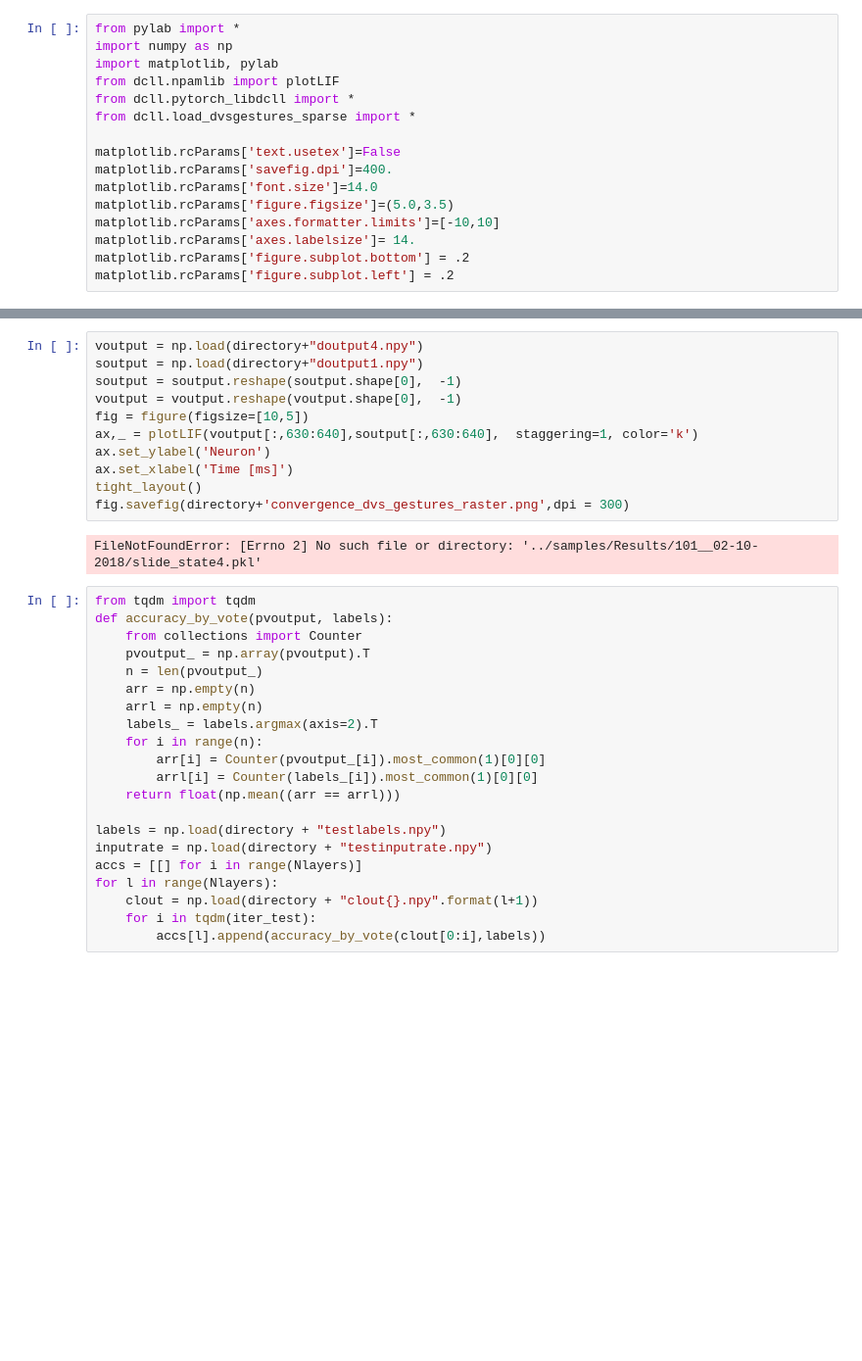
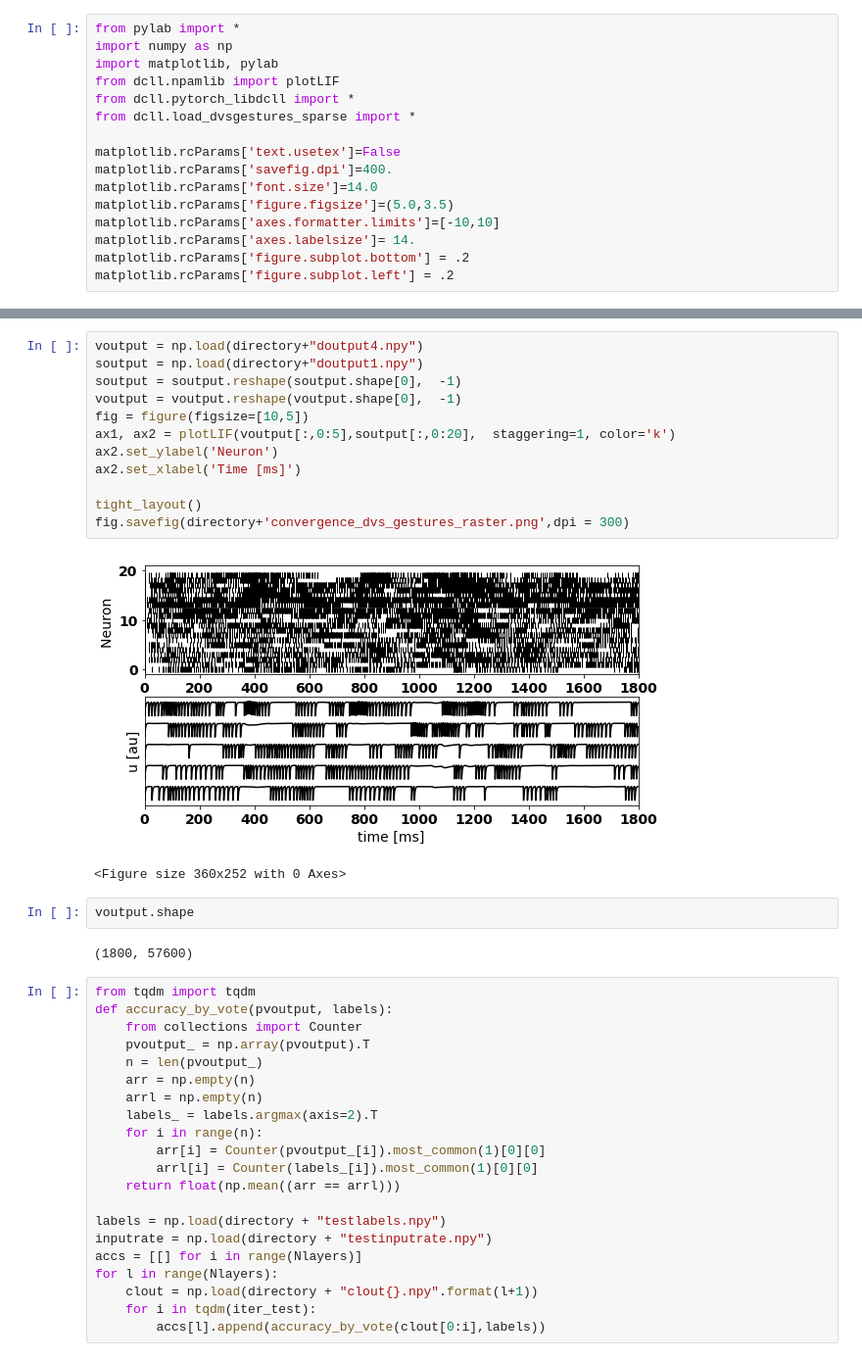
Before and after one commit to nmi-lab/dcll, a Jupyter notebook: notebooks/plot_dvs_gestures.ipynb, the cells around one changed output, grey strips where cells are left out. Shown: that part at 98% size. Cells and saved outputs as stored; diff of their text form; blank space fills up the shorter version.

```diff
--- a/notebooks/plot_dvs_gestures.ipynb
+++ b/notebooks/plot_dvs_gestures.ipynb
@@ -81,16 +173,22 @@ savefig(directory+'convergence_dvs_gestures_small.png', dpi=300, frameon=False)
 # %%
 voutput = np.load(directory+"doutput4.npy")
 soutput = np.load(directory+"doutput1.npy")
 soutput = soutput.reshape(soutput.shape[0],  -1)
 voutput = voutput.reshape(voutput.shape[0],  -1)
 fig = figure(figsize=[10,5])
-ax,_ = plotLIF(voutput[:,630:640],soutput[:,630:640],  staggering=1, color='k')
-ax.set_ylabel('Neuron')
-ax.set_xlabel('Time [ms]')
+ax1, ax2 = plotLIF(voutput[:,0:5],soutput[:,0:20],  staggering=1, color='k')
+ax2.set_ylabel('Neuron')
+ax2.set_xlabel('Time [ms]')
+
 tight_layout()
 fig.savefig(directory+'convergence_dvs_gestures_raster.png',dpi = 300)
 # %% [output]
+[figure, added]
-FileNotFoundError: [Errno 2] No such file or directory: '../samples/Results/101__02-10-2018/slide_state4.pkl'
+<Figure size 360x252 with 0 Axes>
+# %%
+voutput.shape
+# %% [output]
+(1800, 57600)
 # %%
 from tqdm import tqdm
 def accuracy_by_vote(pvoutput, labels):
```
Also changed, not shown: parts of 14 cells of this notebook, 7 other files.
